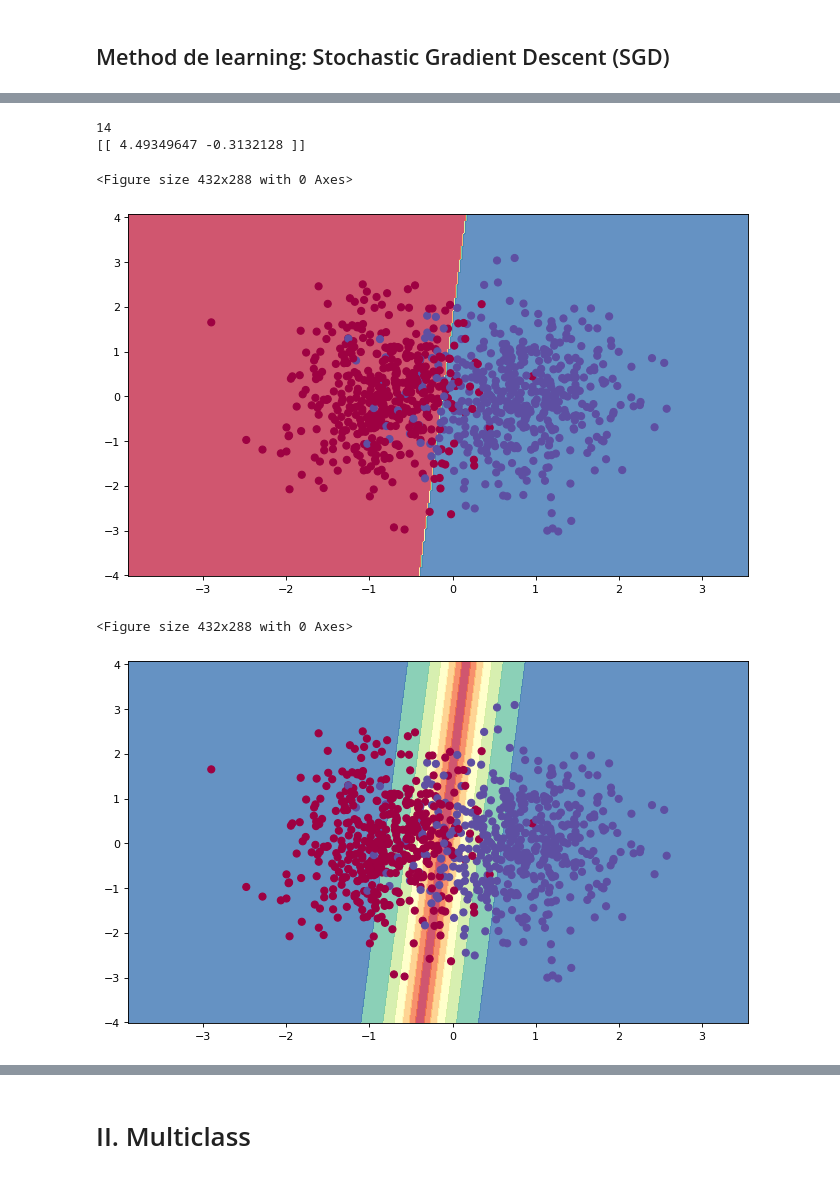
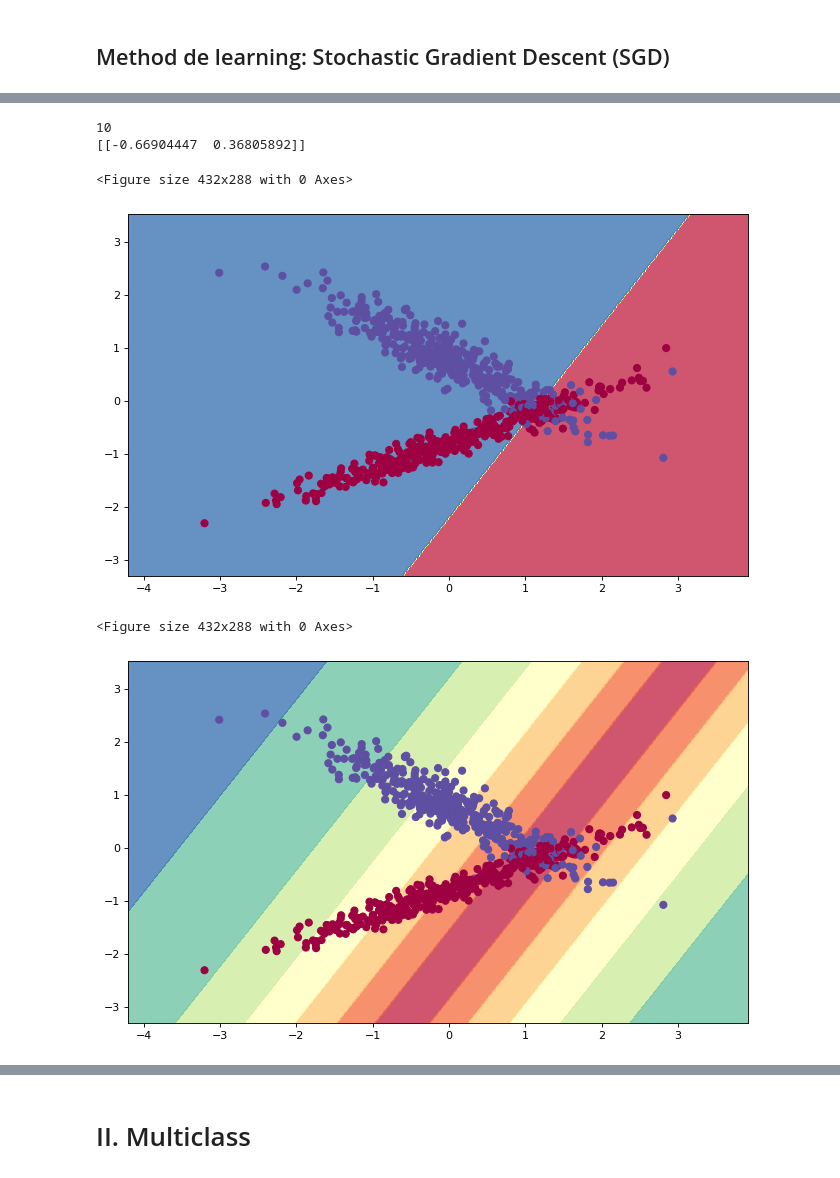
Before and after one commit to jroccal/machine_learning_fundamentals, a Jupyter notebook: notebooks/Logistic_regression_examples.ipynb, the cells around one changed output, grey strips where cells are left out. Cells and saved outputs as stored; diff of their text form; code cells hidden in the pictures.

```diff
--- a/notebooks/Logistic_regression_examples.ipynb
+++ b/notebooks/Logistic_regression_examples.ipynb
@@ -134,7 +130,7 @@ def compute_presicion_recall_curve_example(y, y_prob, array_threshold):
 df_train, df_target = make_classification(
     n_samples = 1000,
     n_features=2,
-    n_informative=1,
+    n_informative=2,
     n_redundant=0,
     n_classes=2,
     n_clusters_per_class=1,
@@ -142,7 +138,7 @@ df_train, df_target = make_classification(
 )
 
 df_train = pd.DataFrame(df_train)
-df_train.columns = ['fea_'+str(i) for i in range(df_train.shape[1])]
+df_train.columns = ['feat_'+str(i+1) for i in range(df_train.shape[1])]
 
 df_target = pd.DataFrame(df_target)
 df_target.columns = ['target']
@@ -194,3 +190,5 @@ X_test_scaled = pd.DataFrame(scaler.transform(X_test), index=X_test.index)
 X_test_scaled.columns = X_test.columns
 
 X_train_scaled.shape, X_test_scaled.shape
+
+x_train, x_val, y_train, y_val = train_test_split(X_train_scaled, Y_train, test_size=0.2, random_state=0)
@@ -238,31 +260,31 @@ Text(0, 0.5, 'probability')
 # %%
 ## Default
 loss_function = 'log'
 learning_rate_method = 'constant'#'invscaling'#'constant'
-learning_rate = 0.1
+learning_rate = 1 #1
 
 reg_method = 'l2'
-alpha = 0.0
+alpha = 20.0 #20.0
 
 shuffle_each_epoch = True
 
 model = SGDClassifier(loss=loss_function, learning_rate=learning_rate_method, eta0=learning_rate,
                       penalty=reg_method, alpha=alpha,
                       shuffle=shuffle_each_epoch,
                       random_state=0, max_iter=1000, tol=1e-10)
-model.fit(X_train_scaled, Y_train)
+model.fit(x_train, y_train)
 
-y_train_pred_prob = model.predict_proba(X_train_scaled)
-y_test_pred_prob = model.predict_proba(X_test_scaled)
+y_train_pred_prob = model.predict_proba(x_train)
+y_val_pred_prob = model.predict_proba(x_val)
 
 print(model.n_iter_)
 print(model.coef_)
 
-ploting_probilities_surfaces(X_train_scaled.values, Y_train.values, model,  figsize=(10, 6))
+ploting_probilities_surfaces(x_train.values, y_train.values, model,  figsize=(10, 6))
 # %% [output]
-14
-[[ 4.49349647 -0.3132128 ]]
+10
+[[-0.66904447  0.36805892]]
 <Figure size 432x288 with 0 Axes>
-[figure, old version]
+[figure, new version]
 <Figure size 432x288 with 0 Axes>
-[figure, old version]
+[figure, new version]
```
Also changed, not shown: parts of 23 cells of this notebook.
